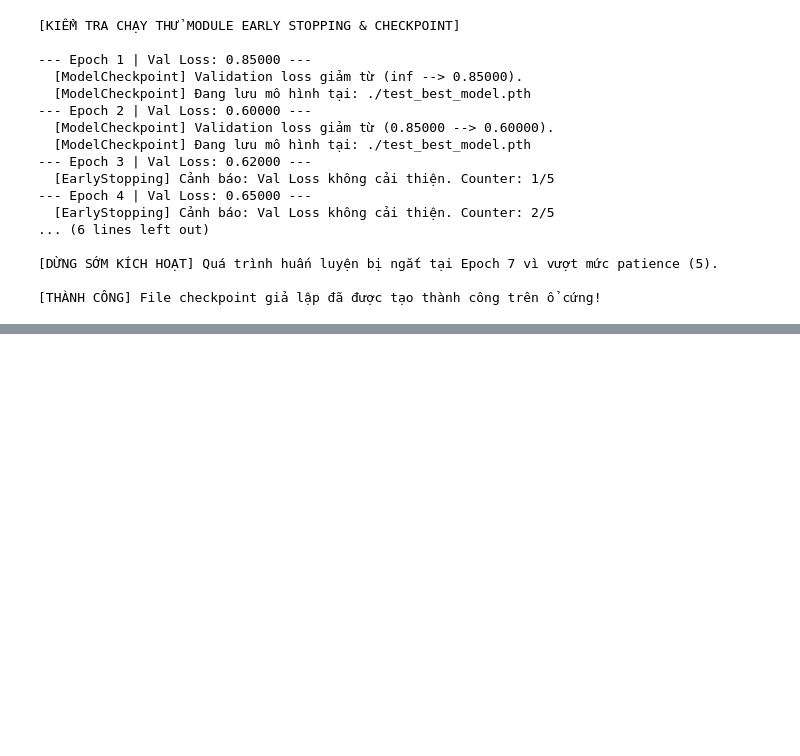
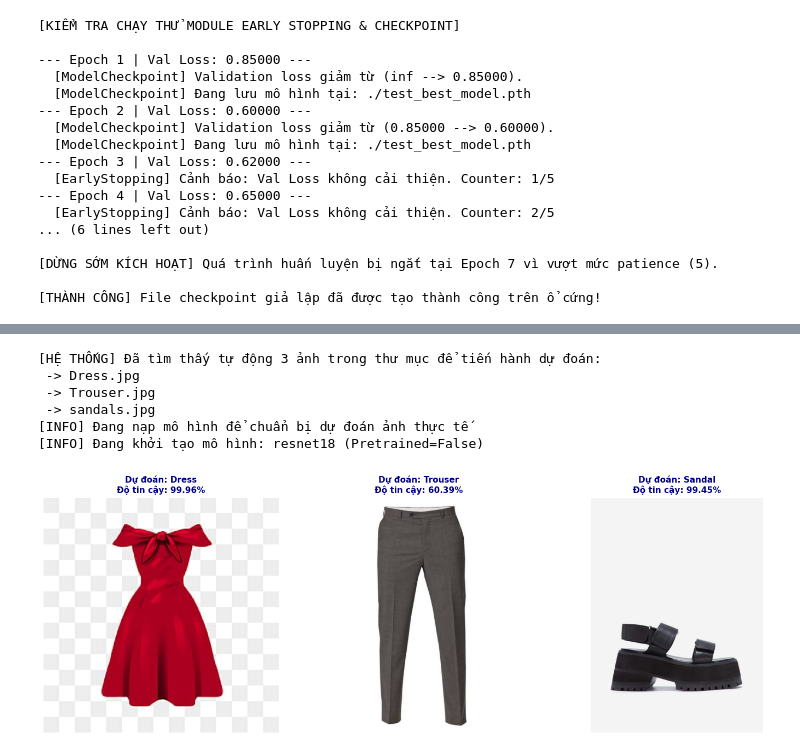
Before and after one commit to Tran-Le-Minh-Man/MachineLearning, a Jupyter notebook: doangiuaky.ipynb, the cells around one changed output, grey strips where cells are left out. Cells and saved outputs as stored; diff of their text form; code cells hidden in the pictures; blank space fills up the shorter version.

Commit message:
Kaggle Notebook | DoAnGiuaKy | Pipeline Integration & Execution, thêm kĩ thuật xoay ngang nghiêng nhẹ, vẽ biểu đồ loss, dự đoán hình ảnh thực tế

```diff
--- a/doangiuaky.ipynb
+++ b/doangiuaky.ipynb
@@ -36,7 +40,7 @@ class Config:
 
     # 4. Siêu tham số huấn luyện (Chuẩn bị cho các Commit sau)
     BATCH_SIZE = 64
-    EPOCHS = 20
+    EPOCHS = 40
     LEARNING_RATE = 1e-4
     GRAD_ACCUM_STEPS = 4     # Tích lũy đạo hàm 4 steps
     PATIENCE = 5             # Early Stopping patience
@@ -50,6 +54,9 @@ class Config:
     # Đường dẫn lưu file trọng số tốt nhất trên môi trường Kaggle
     MODEL_SAVE_PATH = "/kaggle/working/best_model.pth"
 
+    AUG_FLIP_P = 0.5          # Xác suất lật ngang ảnh (50%)
+    AUG_ROTATION_DEG = 10     # Góc xoay ngẫu nhiên tối đa (10 độ)
+
     CLASS_NAMES = [
         "T-shirt/top", "Trouser", "Pullover", "Dress", "Coat",
         "Sandal", "Shirt", "Sneaker", "Bag", "Ankle boot"
@@ -369,6 +384,12 @@ class Trainer:
         # Tự động khởi tạo các bộ công cụ nâng cao
         self.early_stopping = EarlyStopping(patience=Config.PATIENCE)
         self.model_checkpoint = ModelCheckpoint(filepath=Config.MODEL_SAVE_PATH)
+
+        # Tạo 4 lưu trữ lịch sử để vẽ biểu đồ
+        self.history = {
+            'train_loss': [], 'train_acc': [],
+            'val_loss': [], 'val_acc': []
+        }
 
     def train_one_epoch(self, epoch):
         self.model.train()
@@ -435,6 +456,12 @@ class Trainer:
             train_loss, train_acc = self.train_one_epoch(epoch)
             val_loss, val_acc = self.validate_epoch()
 
+            # Gom số liệu của từng epoch bỏ vào Lưu trữ
+            self.history['train_loss'].append(train_loss)
+            self.history['train_acc'].append(train_acc)
+            self.history['val_loss'].append(val_loss)
+            self.history['val_acc'].append(val_acc)
+
             self.scheduler.step(val_loss)
 
             is_improved = self.early_stopping(val_loss)
@@ -596,0 +824,34 @@ weighted avg       0.89      0.89      0.89     10000
+# %%
+# KHỐI THỰC THI KIỂM TRA DỰ ĐOÁN ẢNH TỪ BÊN NGOÀI
+# Khai báo đường dẫn đến file ảnh đã upload lên Kaggle
+
+# 1. Định nghĩa đường dẫn trỏ thẳng vào thư mục chứa ảnh trên Kaggle của bạn
+IMAGE_DIR = "/kaggle/input/datasets/mntrnlminh/predict-img-rl"
+
+# 2. Lấy toàn bộ file ảnh có đuôi jpg, jpeg, png (cả chữ thường và chữ hoa)
+# Gom tất cả file tìm được bỏ vào một danh sách (List)
+my_images = []
+for ext in ('*.jpg', '*.jpeg', '*.png', '*.JPG', '*.JPEG', '*.PNG'):
+    my_images.extend(glob.glob(os.path.join(IMAGE_DIR, ext)))
+
+# Sắp xếp lại tên file từ A-Z nhìn cho gọn gàng
+my_images = sorted(my_images)
+
+# In thử ra màn hình xem hệ thống tìm thấy bao nhiêu ảnh
+print(f"[HỆ THỐNG] Đã tìm thấy tự động {len(my_images)} ảnh trong thư mục để tiến hành dự đoán:")
+for p in my_images:
+    print(f" -> {os.path.basename(p)}")
+
+# 3. Khởi chạy hàm dự đoán thực tế cho toàn bộ danh sách ảnh vừa tìm được
+if len(my_images) > 0:
+    predict_external_images(image_paths=my_images)
+else:
+    print("[LỖI] Không tìm thấy file ảnh nào. Vui lòng kiểm tra lại đường dẫn IMAGE_DIR!")
+# %% [output]
+[HỆ THỐNG] Đã tìm thấy tự động 3 ảnh trong thư mục để tiến hành dự đoán:
+ -> Dress.jpg
+ -> Trouser.jpg
+ -> sandals.jpg
+[INFO] Đang nạp mô hình để chuẩn bị dự đoán ảnh thực tế
+[INFO] Đang khởi tạo mô hình: resnet18 (Pretrained=False)
+[figure, added]
```
Also changed, not shown: parts of 8 cells of this notebook.
